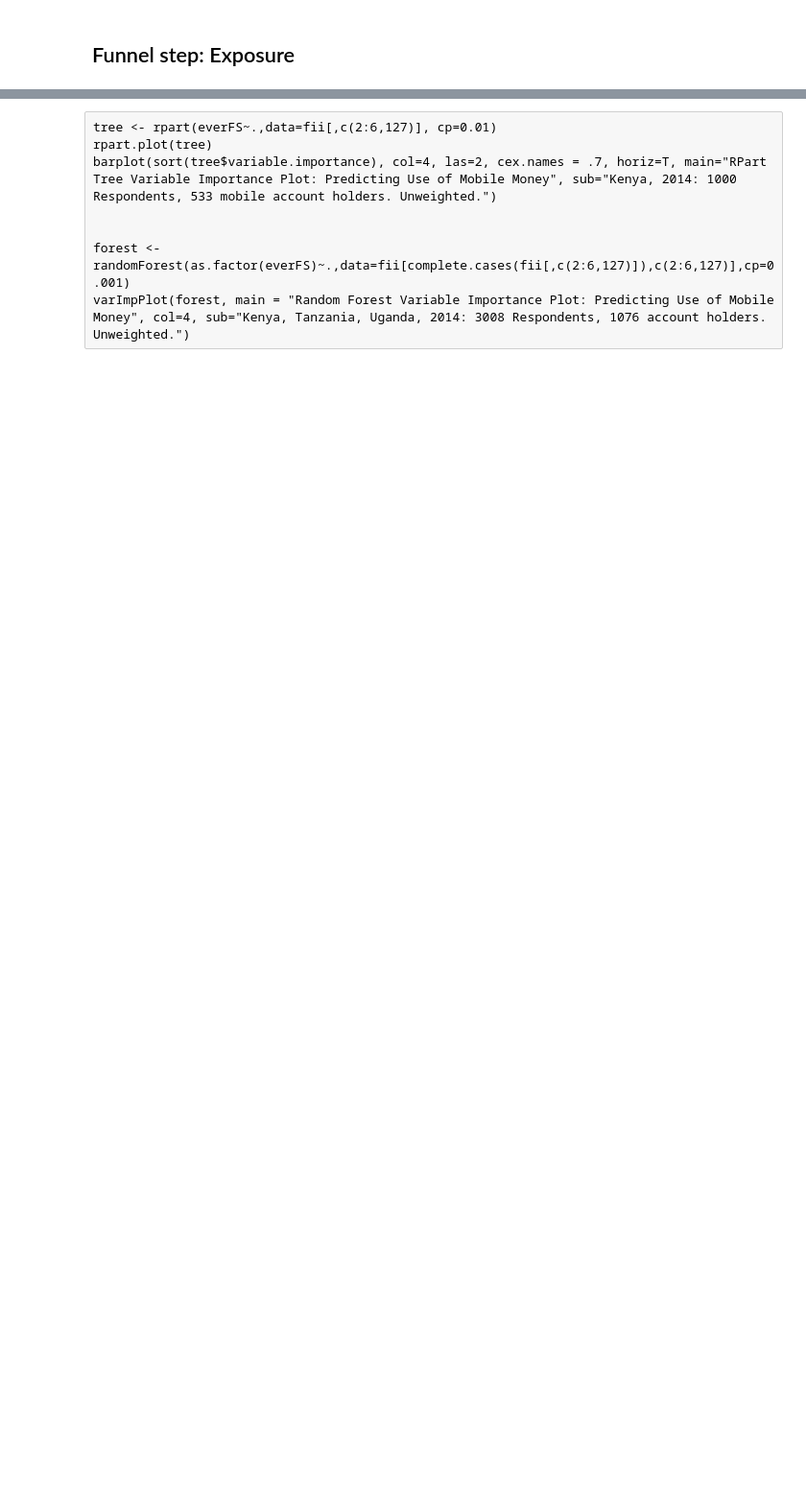
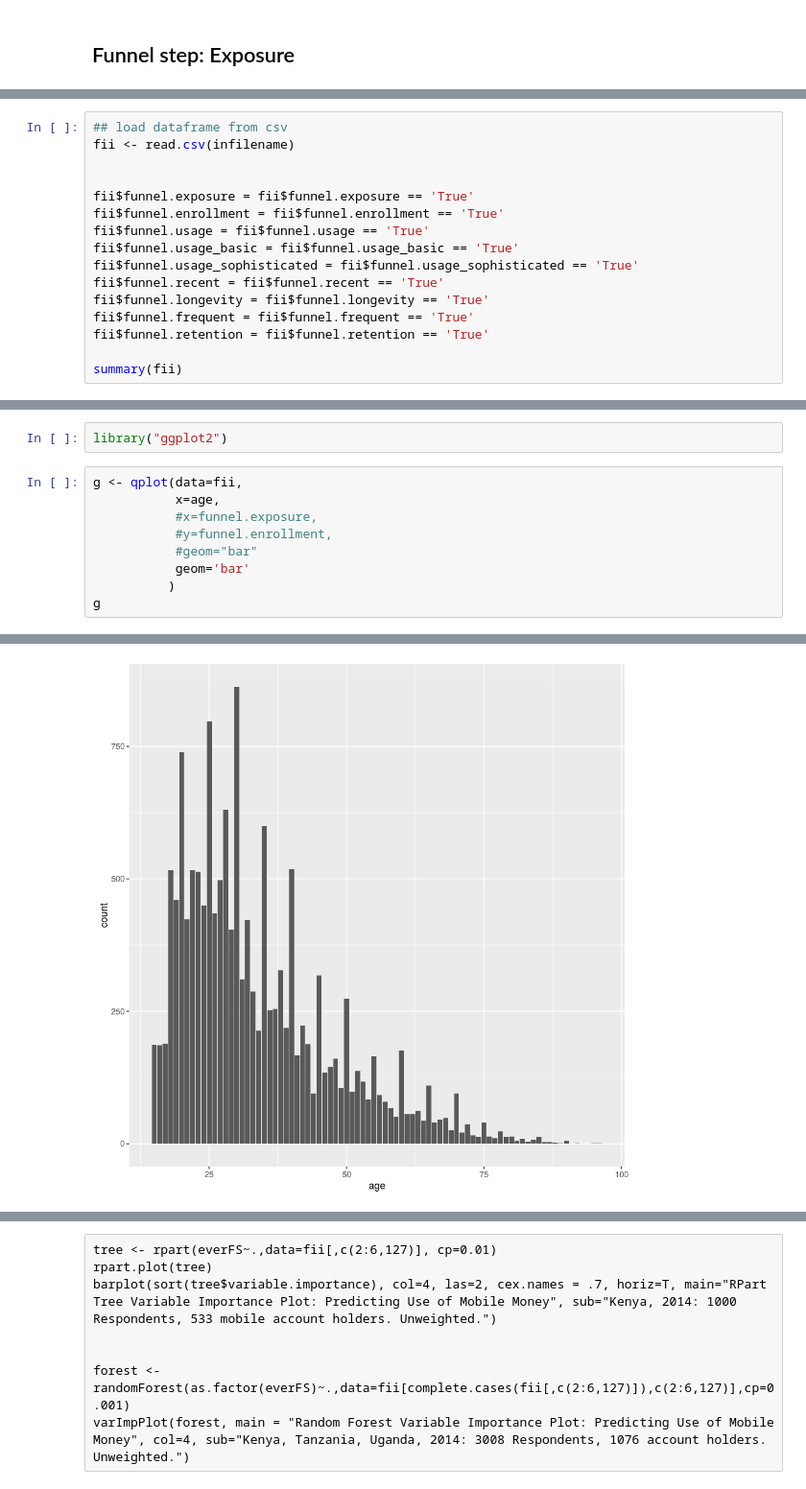
Before and after one commit to cturner500/DoPLER, a Jupyter notebook: R_funnel_analysis.ipynb, the cells around one changed output, grey strips where cells are left out. Shown: that part at 96% size. Cells and saved outputs as stored; diff of their text form; blank space fills up the shorter version.

```diff
--- a/R_funnel_analysis.ipynb
+++ b/R_funnel_analysis.ipynb
@@ -36,0 +19,16 @@ summary(fii)
+# %%
+## load dataframe from csv
+fii <- read.csv(infilename)
+
+
+fii$funnel.exposure = fii$funnel.exposure == 'True'
+fii$funnel.enrollment = fii$funnel.enrollment == 'True'
+fii$funnel.usage = fii$funnel.usage == 'True'
+fii$funnel.usage_basic = fii$funnel.usage_basic == 'True'
+fii$funnel.usage_sophisticated = fii$funnel.usage_sophisticated == 'True'
+fii$funnel.recent = fii$funnel.recent == 'True'
+fii$funnel.longevity = fii$funnel.longevity == 'True'
+fii$funnel.frequent = fii$funnel.frequent == 'True'
+fii$funnel.retention = fii$funnel.retention == 'True'
+
+summary(fii)
@@ -42,0 +64,12 @@ names(fii)
+# %%
+library("ggplot2")
+# %%
+g <- qplot(data=fii,
+           x=age,
+           #x=funnel.exposure,
+           #y=funnel.enrollment,
+           #geom="bar"
+           geom='bar'
+          )
+g
+# %% [output]
@@ -42,0 +78 @@ names(fii)
+[figure, added]
```
Also changed, not shown: parts of 21 cells of this notebook, 3 other files.
